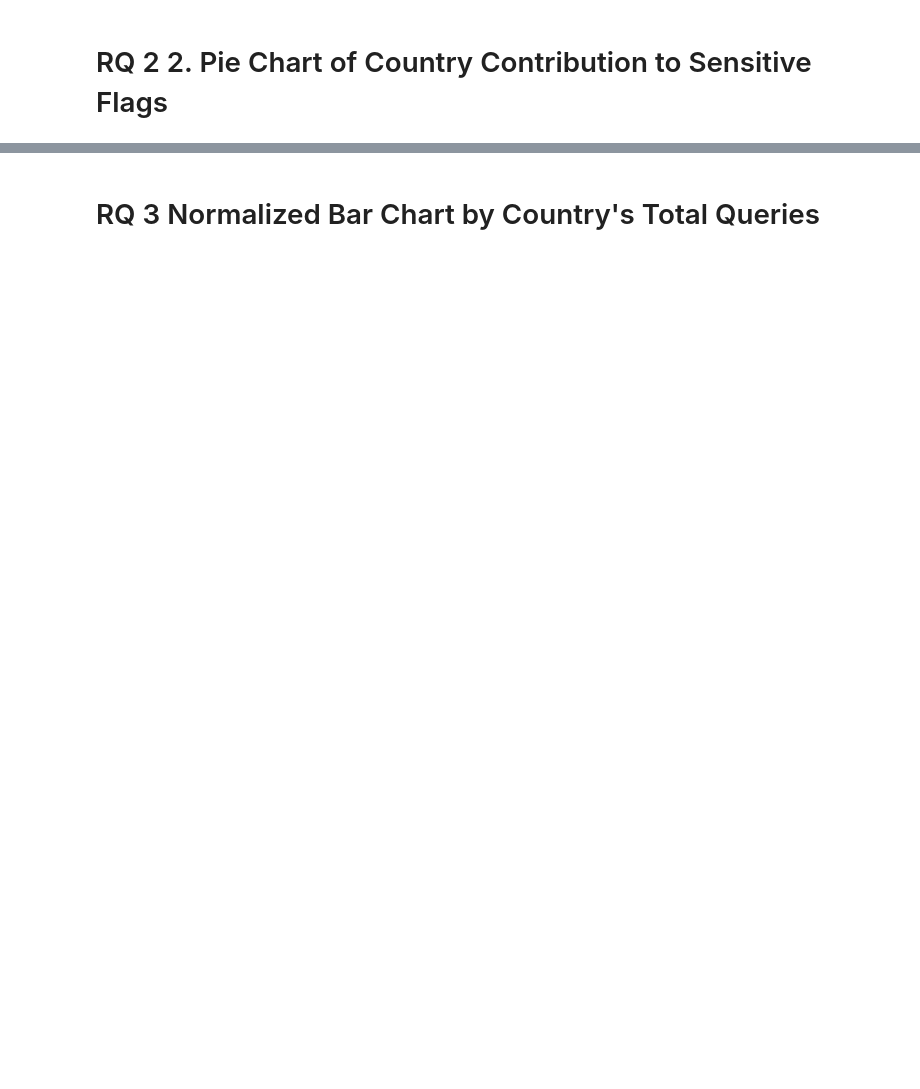
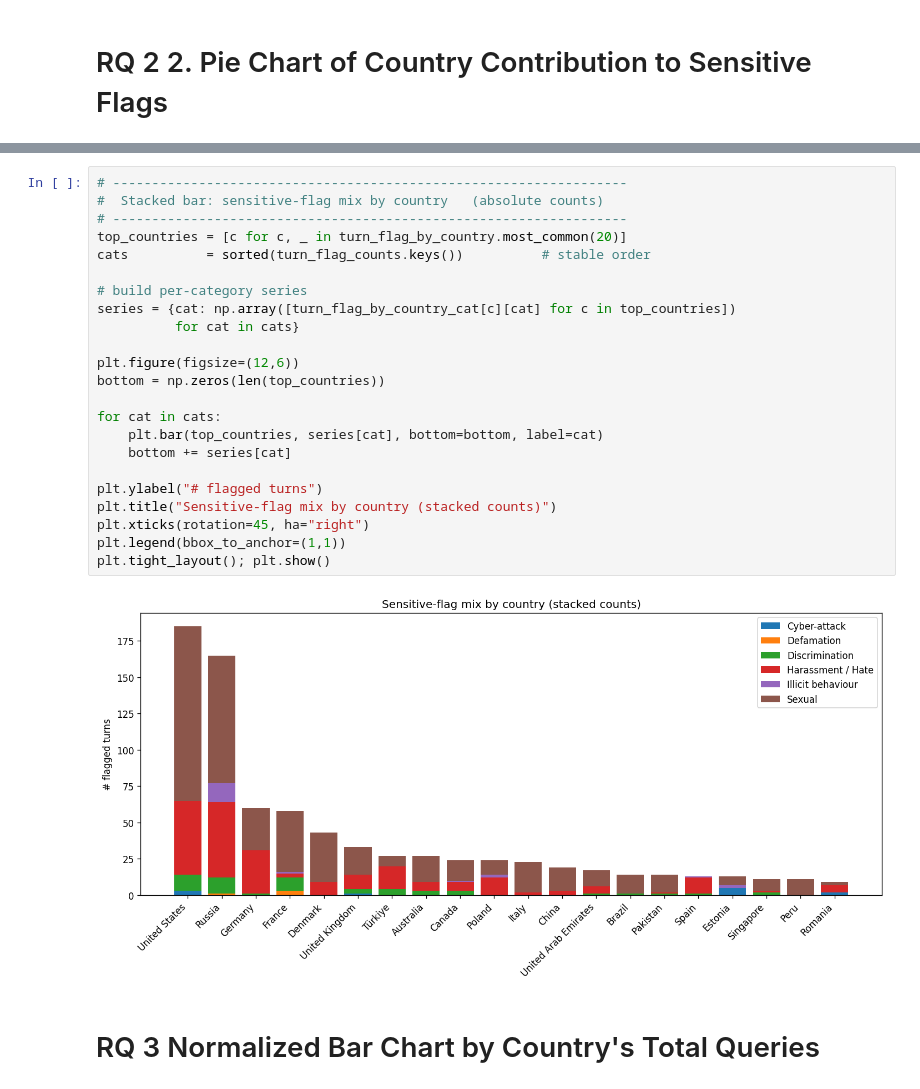
Before and after one commit to shayne-longpre/naturalistic-ai, a Jupyter notebook: notebooks/sensitive-flags.ipynb, the cells around one changed output, grey strips where cells are left out. Saved outputs shown, nothing was run; the diff lists cells and outputs as text; blank space fills up the shorter version.

```diff
--- a/notebooks/sensitive-flags.ipynb
+++ b/notebooks/sensitive-flags.ipynb
@@ -696,2 +677,27 @@ plt.show()
+# %%
+# ------------------------------------------------------------------
+#  Stacked bar: sensitive-flag mix by country   (absolute counts)
+# ------------------------------------------------------------------
+top_countries = [c for c, _ in turn_flag_by_country.most_common(20)]
+cats          = sorted(turn_flag_counts.keys())          # stable order
+
+# build per-category series
+series = {cat: np.array([turn_flag_by_country_cat[c][cat] for c in top_countries])
+          for cat in cats}
+
+plt.figure(figsize=(12,6))
+bottom = np.zeros(len(top_countries))
+
+for cat in cats:
+    plt.bar(top_countries, series[cat], bottom=bottom, label=cat)
+    bottom += series[cat]
+
+plt.ylabel("# flagged turns")
+plt.title("Sensitive-flag mix by country (stacked counts)")
+plt.xticks(rotation=45, ha="right")
+plt.legend(bbox_to_anchor=(1,1))
+plt.tight_layout(); plt.show()
+# %% [output]
+[figure, added]
 # %% [markdown]
 # RQ 3 Normalized Bar Chart by Country's Total Queries
```
Also changed, not shown: parts of 22 cells of this notebook, 3 other files.
